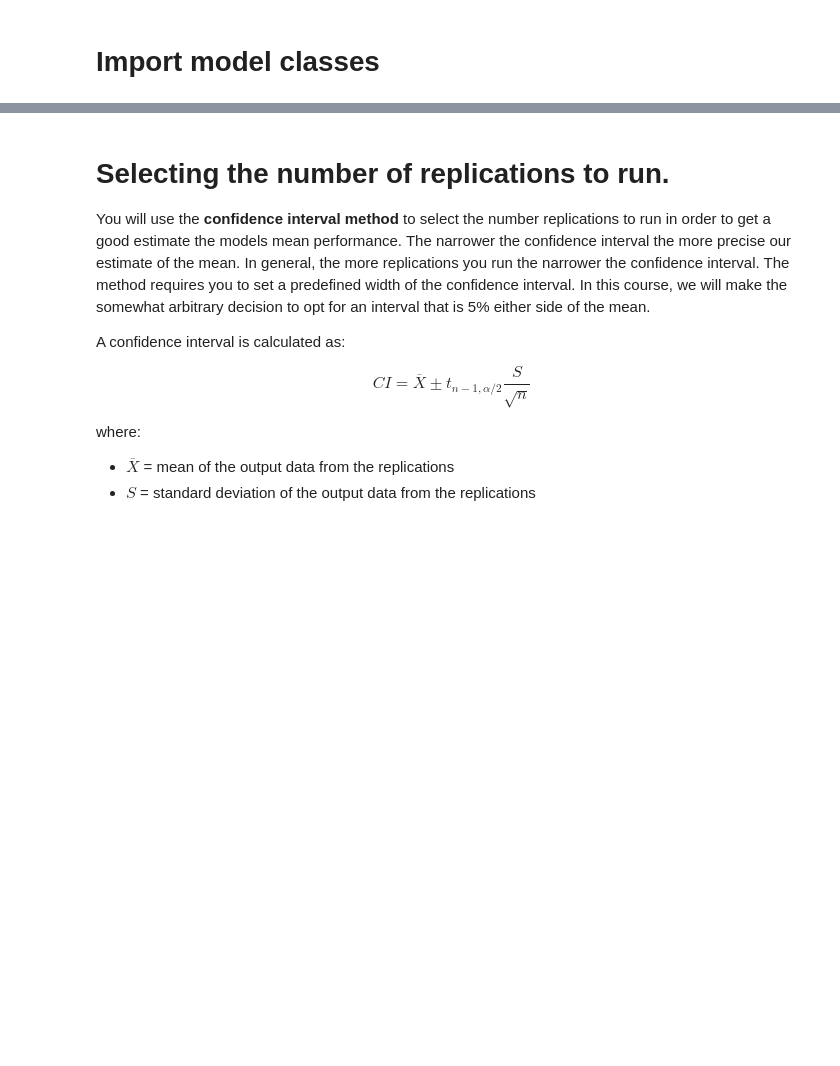
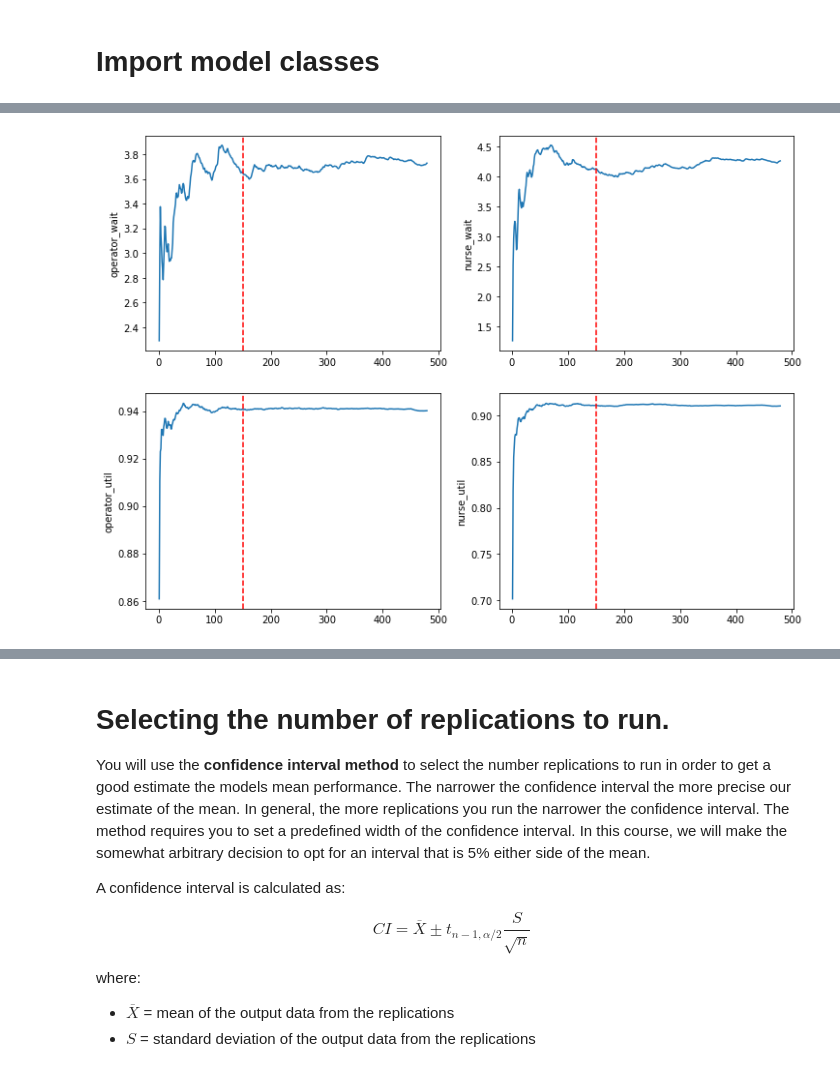
Before and after one commit to health-data-science-OR/stochastic_systems, a Jupyter notebook: labs/simulation/output_analysis/output_analysis_simpler.ipynb, the cells around one changed output, grey strips where cells are left out. Drawn from its saved outputs; the diff is of its cells as text; code cells hidden in the pictures; blank space fills up the shorter version.

```diff
--- a/labs/simulation/output_analysis/output_analysis_simpler.ipynb
+++ b/labs/simulation/output_analysis/output_analysis_simpler.ipynb
@@ -492,0 +390,39 @@ def model_performance_measures(model, warmup=0):
+# %%
+def time_series_inspection(results, warm_up=None):
+    '''
+    Time series inspection method
+
+    Parameters:
+    ----------
+    results: dict
+        The dict of results taken from warmup_analysis
+    '''
+
+    #create the 4 chart areas to plot
+    fig, ax = plt.subplots(2, 2, figsize=(12,9))
+
+    #take the mean of the columns for each metric and plot
+    ax[0][0].plot(results['operator_wait'].mean(axis=1))
+    ax[0][1].plot(results['nurse_wait'].mean(axis=1))
+    ax[1][0].plot(results['operator_util'].mean(axis=1))
+    ax[1][1].plot(results['nurse_util'].mean(axis=1))
+
+    #set the label of each chart
+    ax[0][0].set_ylabel('operator_wait')
+    ax[0][1].set_ylabel('nurse_wait')
+    ax[1][0].set_ylabel('operator_util')
+    ax[1][1].set_ylabel('nurse_util')
+
+    if warm_up is not None:
+        #add warmup cut-off vertical line if one is specified
+        ax[0][0].axvline(x=warm_up, color='red', ls='--')
+        ax[0][1].axvline(x=warm_up, color='red', ls='--')
+        ax[1][0].axvline(x=warm_up, color='red', ls='--')
+        ax[1][1].axvline(x=warm_up, color='red', ls='--')
+
+    return fig, ax
+# %%
+#this assumes you assigned the output of warmup_analysis to a varible 'results'
+fig, ax = time_series_inspection(results, warm_up=150)
+# %% [output]
+[figure, added]
```
Also changed, not shown: parts of 49 cells of this notebook, 2 other files.
